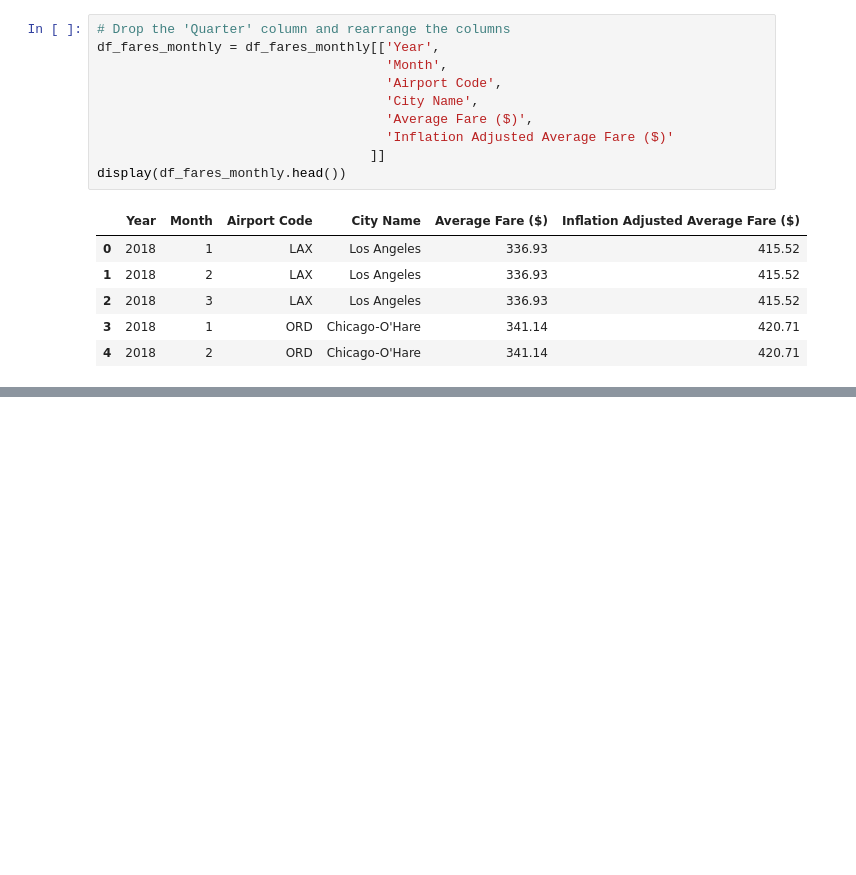
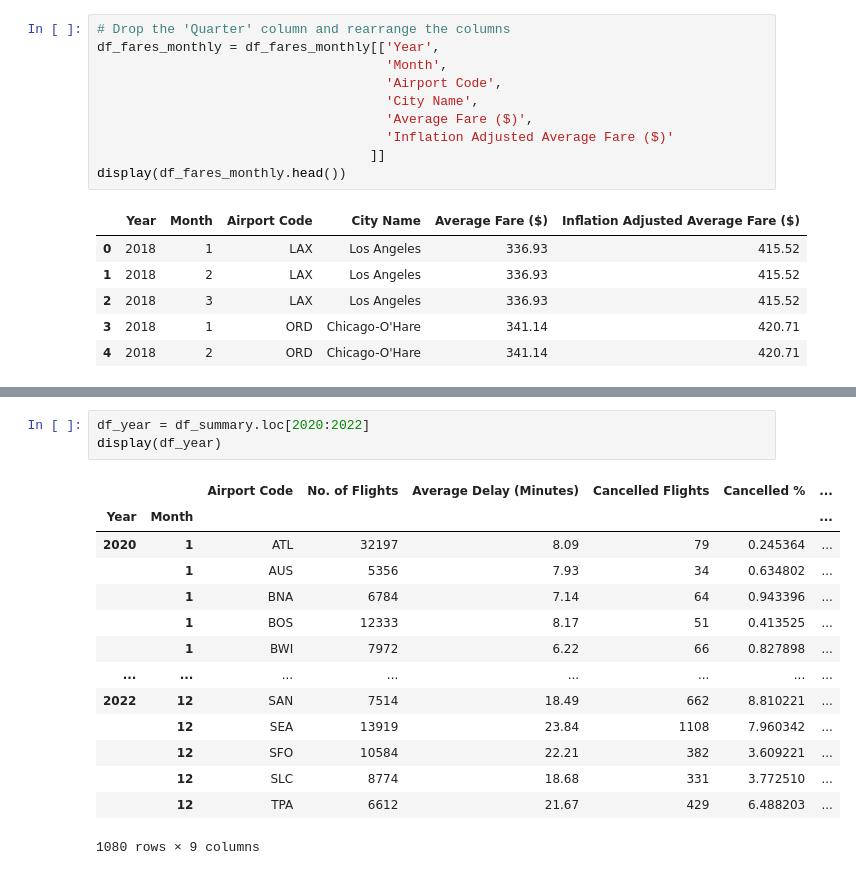
Before and after one commit to silas-ph/Group_6_EDA, a Jupyter notebook: p1_flight_data_analysis.ipynb, the cells around one changed output, grey strips where cells are left out. Drawn from its saved outputs; the diff is of its cells as text; blank space fills up the shorter version.

```diff
--- a/p1_flight_data_analysis.ipynb
+++ b/p1_flight_data_analysis.ipynb
@@ -842,0 +910,18 @@ display(df_summary.tail())
+# %%
+df_year = df_summary.loc[2020:2022]
+display(df_year)
+# %% [output]
+|  |  | Airport Code | No. of Flights | Average Delay (Minutes) | Cancelled Flights | Cancelled % | ... |
+| Year | Month |  |  |  |  |  | ... |
+| 2020 | 1 | ATL | 32197 | 8.09 | 79 | 0.245364 | ... |
+|  | 1 | AUS | 5356 | 7.93 | 34 | 0.634802 | ... |
+|  | 1 | BNA | 6784 | 7.14 | 64 | 0.943396 | ... |
+|  | 1 | BOS | 12333 | 8.17 | 51 | 0.413525 | ... |
+|  | 1 | BWI | 7972 | 6.22 | 66 | 0.827898 | ... |
+| ... | ... | ... | ... | ... | ... | ... | ... |
+| 2022 | 12 | SAN | 7514 | 18.49 | 662 | 8.810221 | ... |
+|  | 12 | SEA | 13919 | 23.84 | 1108 | 7.960342 | ... |
+|  | 12 | SFO | 10584 | 22.21 | 382 | 3.609221 | ... |
+|  | 12 | SLC | 8774 | 18.68 | 331 | 3.772510 | ... |
+|  | 12 | TPA | 6612 | 21.67 | 429 | 6.488203 | ... |
+1080 rows × 9 columns
```
Also changed, not shown: parts of 10 cells of this notebook.
